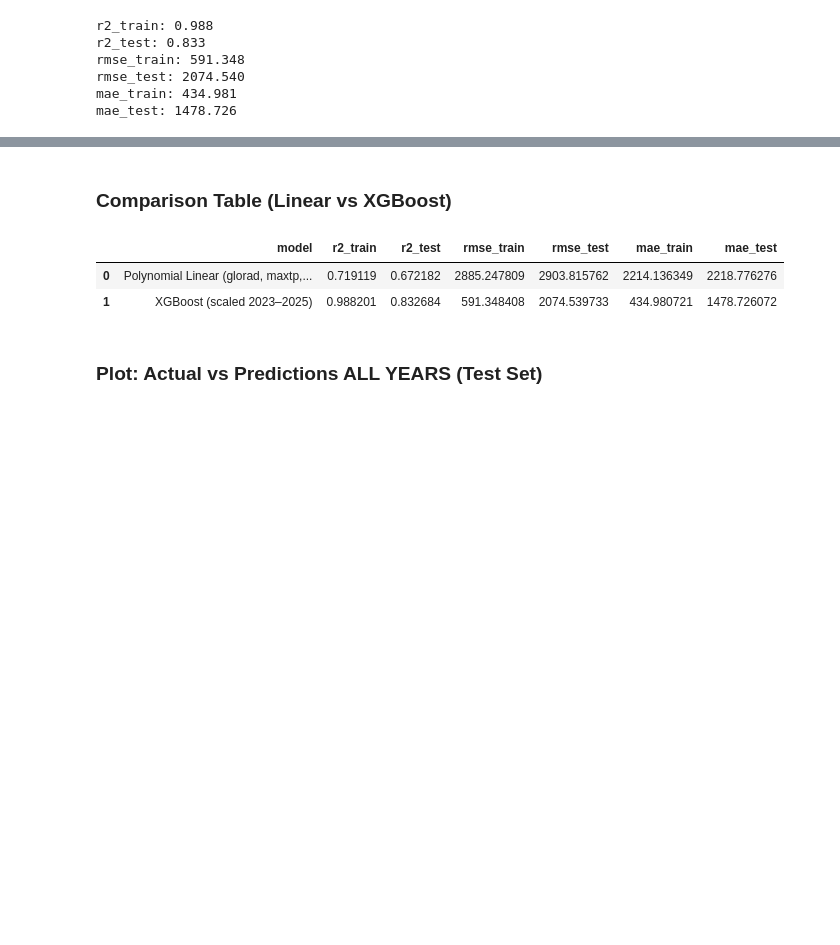
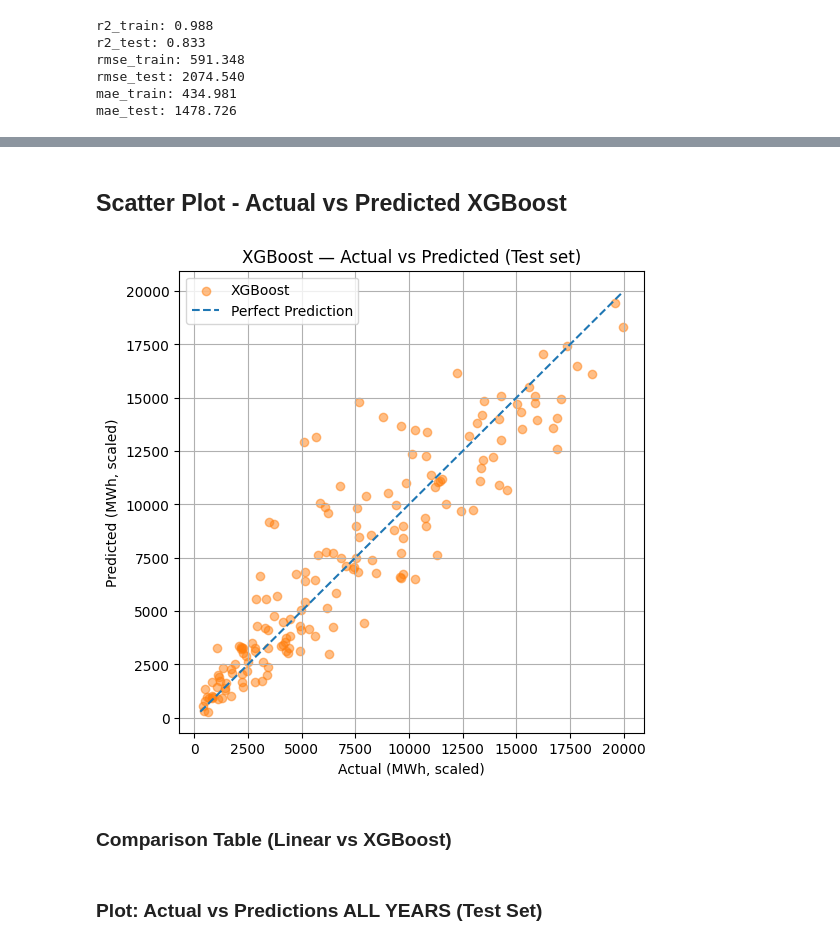
Before and after one commit to MatthieuGlemarec/SolarCast, a Jupyter notebook: Notebooks/04_Model_Evaluation/Model_Evaluation.ipynb, the cells around one changed output, grey strips where cells are left out. Drawn from its saved outputs; the diff is of its cells as text; code cells hidden in the pictures; blank space fills up the shorter version.

```diff
--- a/Notebooks/04_Model_Evaluation/Model_Evaluation.ipynb
+++ b/Notebooks/04_Model_Evaluation/Model_Evaluation.ipynb
@@ -238,13 +255,30 @@ mae_test: 1478.726
+# %% [markdown]
+## Scatter Plot - Actual vs Predicted XGBoost
+# %%
+
+plt.figure(figsize=(6, 6))
+plt.scatter(y_test_xgb, y_pred_test_xgb, alpha=0.5, color="tab:orange", label="XGBoost")
+lo = min(y_test_xgb.min(), y_pred_test_xgb.min())
+hi = max(y_test_xgb.max(), y_pred_test_xgb.max())
+plt.plot([lo, hi], [lo, hi], linestyle="--", linewidth=1.5, label="Perfect Prediction")
+plt.xlabel("Actual (MWh, scaled)")
+plt.ylabel("Predicted (MWh, scaled)")
+plt.title("XGBoost — Actual vs Predicted (Test set)")
+plt.legend()
+plt.grid(True)
+plt.savefig("../../Outputs/Figures/Final/Scatter_Actual_vs_Predicted_XGBoost_TestSet.png", dpi=300)
+plt.show()
+# %% [output]
+[figure, added]
 # %% [markdown]
 ### Comparison Table (Linear vs XGBoost)
 # %%
 metrics_cols = ["model", "r2_train", "r2_test", "rmse_train", "rmse_test", "mae_train", "mae_test"]
 comparison_df = pd.DataFrame([results_linear, results_xgb])[metrics_cols]
 comparison_df
+
+# Save as CSV
+comparison_df.to_csv('../../Outputs/Figures/Final/Table_PolyModel_XGBoostModel.csv', index=False)
-# %% [output]
-|  | model | r2_train | r2_test | rmse_train | rmse_test | mae_train | mae_test |
-| 0 | Polynomial Linear (glorad, maxtp,... | 0.719119 | 0.672182 | 2885.247809 | 2903.815762 | 2214.136349 | 2218.776276 |
-| 1 | XGBoost (scaled 2023–2025) | 0.988201 | 0.832684 | 591.348408 | 2074.539733 | 434.980721 | 1478.726072 |
 # %% [markdown]
 ### Plot: Actual vs Predictions  ALL YEARS (Test Set)
 # %%
```
Also changed, not shown: parts of 8 cells of this notebook, 11 other files.
